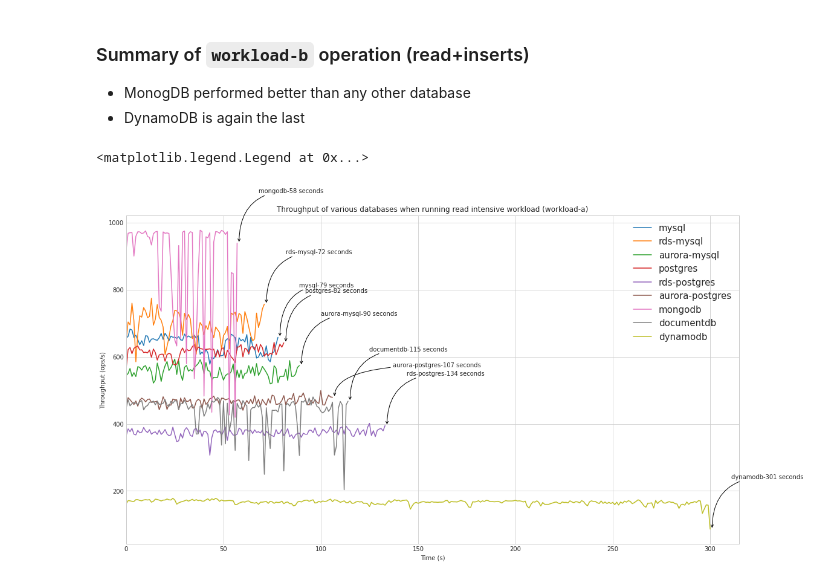
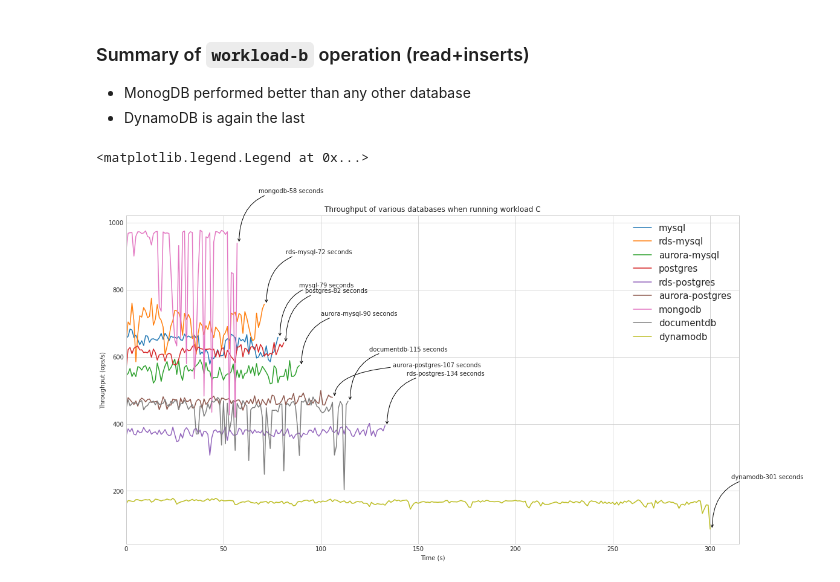
Before and after one commit to handabaldeep/cloud-based-evaluation-of-databases, a Jupyter notebook: plot_results.ipynb, the cells around one changed output. Drawn from its saved outputs; the diff is of its cells as text; code cells hidden in the pictures.

```diff
--- a/plot_results.ipynb
+++ b/plot_results.ipynb
@@ -243,35 +243,35 @@ stats_run_c_values = {}
 for db in databases:
     stats_run_c_values[db] = (
         db_run_c_dfs[db]["MaxLatency"].max(),
         db_run_c_dfs[db]["MinLatency"].min(),
         db_run_c_dfs[db]["AvgLatency"].mean()
     )
     ax.plot(db_run_c_dfs[db]["Throughput"], label = db)
     if db not in ["aurora-postgres"]:
         ax.annotate(
             f"{db}-{db_run_c_dfs[db]['Throughput'].size} seconds",
             xy=(db_run_c_dfs[db]["Throughput"].size, db_run_c_dfs[db]["Throughput"].iloc[-1]),
             xytext=(db_run_c_dfs[db]["Throughput"].size+10, db_run_c_dfs[db]["Throughput"].iloc[-1]+150),
             arrowprops=dict(arrowstyle="->",
                                 connectionstyle="angle3,angleA=0,angleB=-90")
         )
     else:
         ax.annotate(
             f"{db}-{db_run_c_dfs[db]['Throughput'].size} seconds",
             xy=(db_run_c_dfs[db]["Throughput"].size, db_run_c_dfs[db]["Throughput"].iloc[-1]),
             xytext=(db_run_c_dfs[db]["Throughput"].size+30, db_run_c_dfs[db]["Throughput"].iloc[-1]+90),
             arrowprops=dict(arrowstyle="->",
                                 connectionstyle="angle3,angleA=0,angleB=-90")
         )
 
-ax.set(title='Throughput of various databases when running read intensive workload (workload-a)')
+ax.set(title='Throughput of various databases when running workload C')
 ax.set_xlim(xmin=0)
 plt.xlabel("Time (s)")
 plt.ylabel("Throughput (ops/s)")
 plt.legend(prop={"size": 15})
 # %% [output]
 <matplotlib.legend.Legend at 0x...>
-[figure, old version]
+[figure, new version]
 # %%
 plt.style.use('seaborn-whitegrid')
 fig = plt.figure()
```
Also changed, not shown: parts of 4 cells of this notebook.
